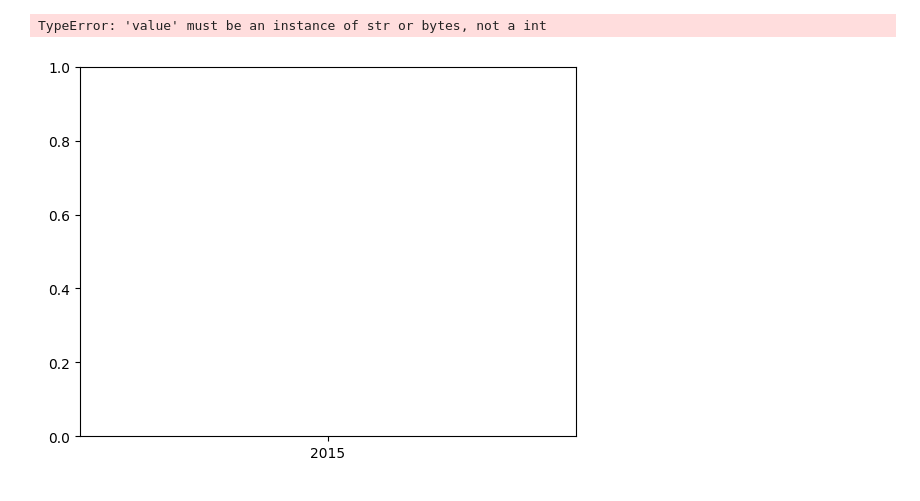
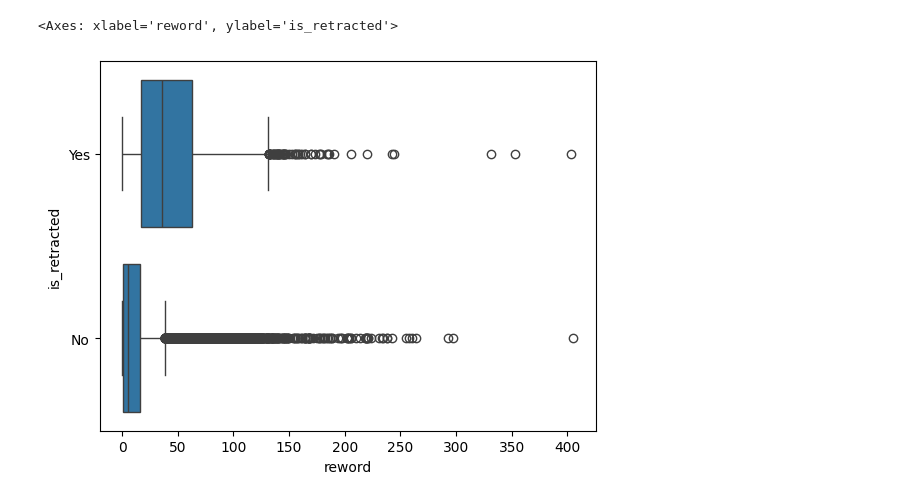
Before and after one commit to Junital/PaperRiskDetection, a Jupyter notebook: draw/variable_box_plot.ipynb, the cells around one changed output. Drawn from its saved outputs; the diff is of its cells as text; code cells hidden in the pictures.

```diff
--- a/draw/variable_box_plot.ipynb
+++ b/draw/variable_box_plot.ipynb
@@ -2,7 +2,7 @@
 import seaborn as sns
 import pandas as pd
 
-df = pd.read_excel("../data/repa_data_20231007.xlsx")
+df = pd.read_excel("../data/repa_data_20230630.xlsx")
 df.head()
 # %% [output]
 |  | pubpeer_id | title | comments_total | journals | published_time | author_1 | author_1_id | link | ... |
@@ -15,5 +15,5 @@ df.head()
 # %%
-sns.boxplot(data=df, x="published_time", y="is_retracted")
+sns.boxplot(data=df, x="reword", y="is_retracted")
 # %% [output]
-TypeError: 'value' must be an instance of str or bytes, not a int
+<Axes: xlabel='reword', ylabel='is_retracted'>
-[figure, old version]
+[figure, new version]
```
Also changed, not shown: parts of 2 cells of this notebook, 2 other files.
